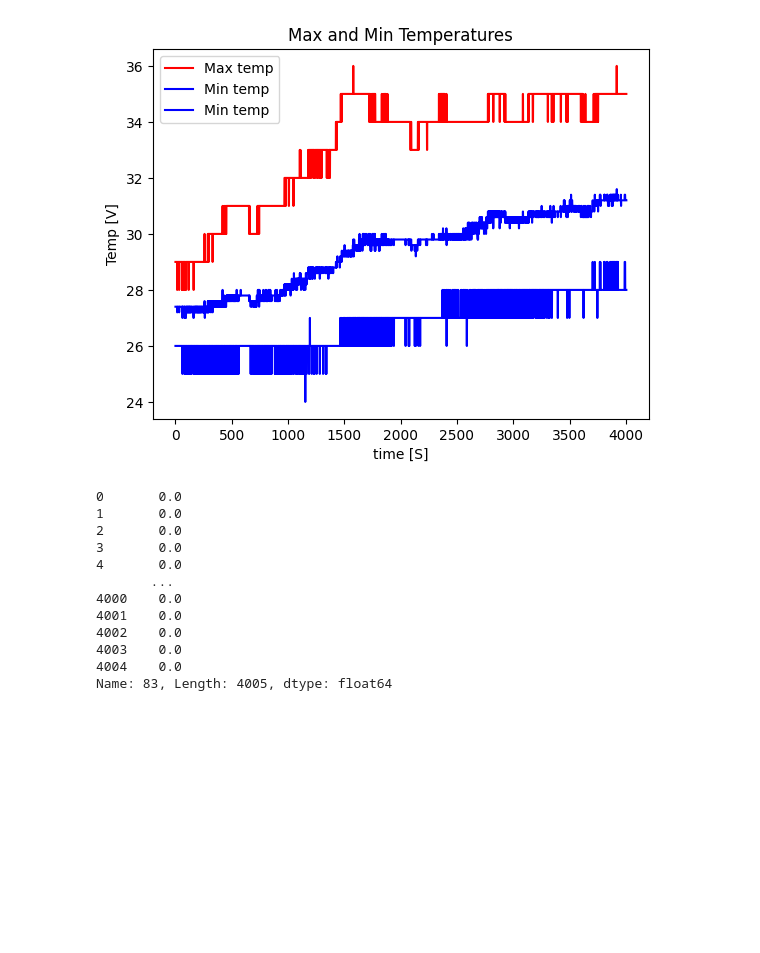
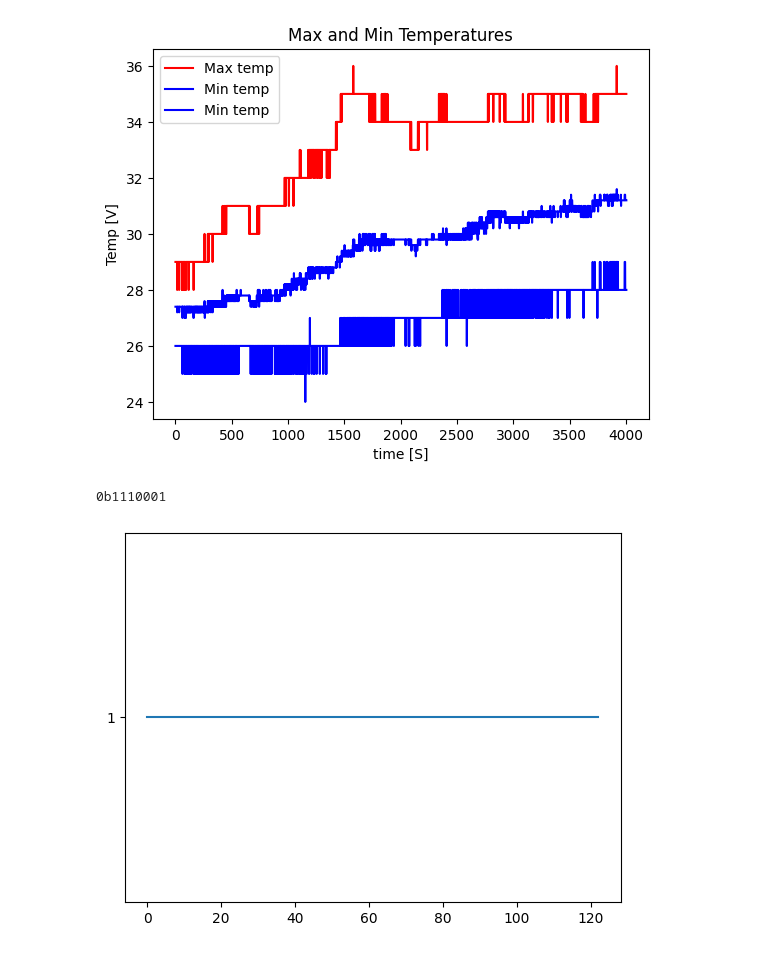
Before and after one commit to Bamamou/Pyhton_Jupiter, a Jupyter notebook: Data/Battery/BALISTRON.ipynb, the cells around one changed output. Drawn from its saved outputs; the diff is of its cells as text; code cells hidden in the pictures; blank space fills up the shorter version.

Commit message:
The MCU status and Vehicle status byte added

```diff
--- a/Data/Battery/BALISTRON.ipynb
+++ b/Data/Battery/BALISTRON.ipynb
@@ -58,0 +86,4 @@ plt.show()
+# %%
+global j
+for i in  range(0, len(Pack_Volatge)):
+    print(i/3600)
@@ -126,23 +191,53 @@ plt.show()
 # %% [output]
 [figure]
 # %%
-MCU_Voltage = (Data.iloc[:, 81].astype(float))/10  # the MCU volatge
-RPM = Data.iloc[:, 83].astype(float)               # the RPM of the vehicle
-Motor_Temp = Data.iloc[:, 84].astype(float)
-Invt_Temp = Data.iloc[:, 85].astype(float)
-Speed = Data.iloc[:, 13].astype(float)
-Chrg_Voltage = (Data.iloc[:, 94].astype(float))/10
-Chrg_Current = (Data.iloc[:, 95].astype(float))/10
+# MCU_Voltage = (Data.iloc[:, 81].astype(float))/10  # the MCU volatge
+# RPM = Data.iloc[:, 83].astype(float)               # the RPM of the vehicle
+# Motor_Temp = Data.iloc[:, 84].astype(float)
+# Invt_Temp = Data.iloc[:, 85].astype(float)
+# Speed = Data.iloc[:, 13].astype(float)
+# Chrg_Voltage = (Data.iloc[:, 94].astype(float))/10
+# Chrg_Current = (Data.iloc[:, 95].astype(float))/10
+# Odometer = (Data.iloc[:, 11].astype(float))*100
+# Trip = (Data.iloc[:, 12].astype(float))
+# Fan_speed =(Data.iloc[:, 102].astype(float))
+# Riding_Mode = (Data.iloc[:, 96].astype(float))
+#boardTemp  =  Data.iloc[:, 9].astype(int)  # ECU temperature
+# boardSupplyVoltage =  Data.iloc[:, 10].astype(float)/10
+# MCU_MaxRegen =  Data.iloc[:, 91].astype(float)  # Not yet sure.
+#The sates of the MCU will have the
+MCU_state = Data.iloc[:, 89].astype(int)
+# get the Brake state from the MCU state
+Brake_H = []
+Run_Receive = []
+Run_Send = []
+Reverse_receive = []
+# for i in MCU_state:
+#     Brake_H.append(bin(i)[5])  # Break receive
+#     Run_Receive.append(bin(i)[4])
+#     Run_Send.append(bin(i)[2])
+#     Reverse_receive.append(bin(i)[6])  # Get One when Reverse is trigged
+#plt.plot(Brake_H)
+
+# Start with Vehicle inf
+vehicleStatuByte2 = Data.iloc[:, 18].astype(int)  # fro the riding mode and BMS, MCU, Throttle
+vehicleStatuByte1 = Data.iloc[:, 17].astype(int)  # fro the riding mode and
+City_Mode = []
+Pro_Mode = []
+ECO_Mode = []
+BMS_CON = []
+MCU_CON1 = []
+for i in vehicleStatuByte2:
+    ECO_Mode.append(bin(i)[6])
+    City_Mode.append(bin(i)[8])  # City Mode
+    Pro_Mode.append(bin(i)[7])
+    BMS_CON.append(bin(i)[4])
+    MCU_CON1.append(bin(i)[3])
+# #print(ECO_Mode)
+plt.figure()
+plt.plot(MCU_CON1)
+print(bin(vehicleStatuByte2[45]))
+#print(vehicleStatuByte2)
 # %% [output]
-0       0.0
-1       0.0
-2       0.0
-3       0.0
-4       0.0
-       ...
-4000    0.0
-4001    0.0
-4002    0.0
-4003    0.0
-4004    0.0
-Name: 83, Length: 4005, dtype: float64
+0b1110001
+[figure, added]
```
Also changed, not shown: parts of 8 cells of this notebook, 7 other files.
